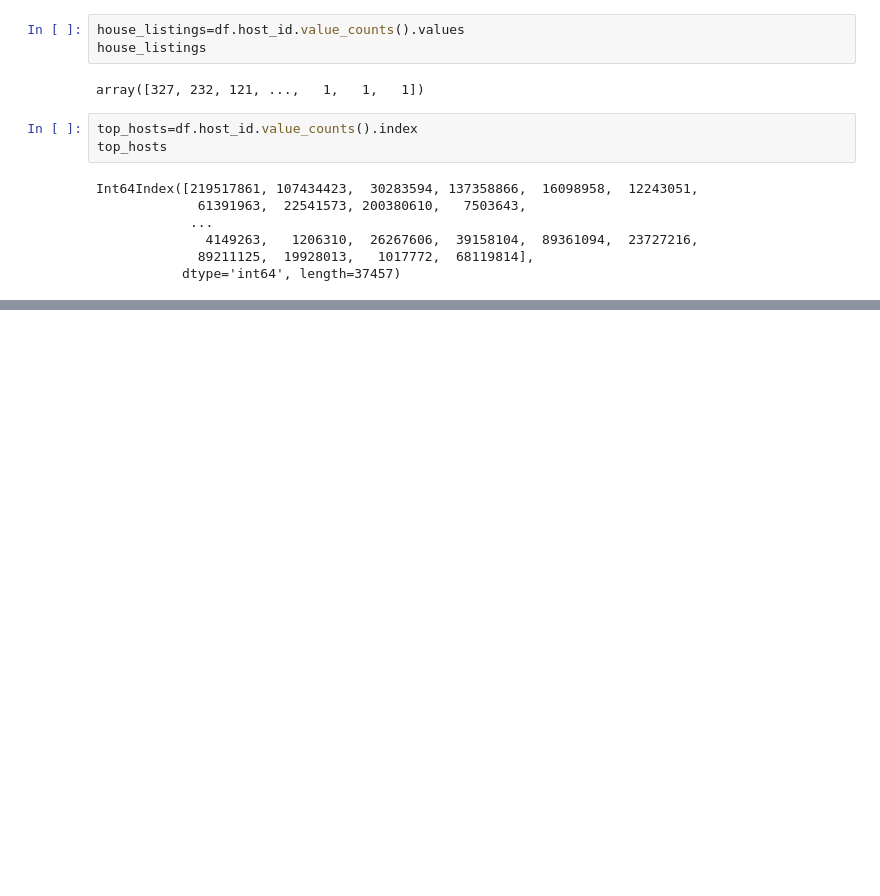
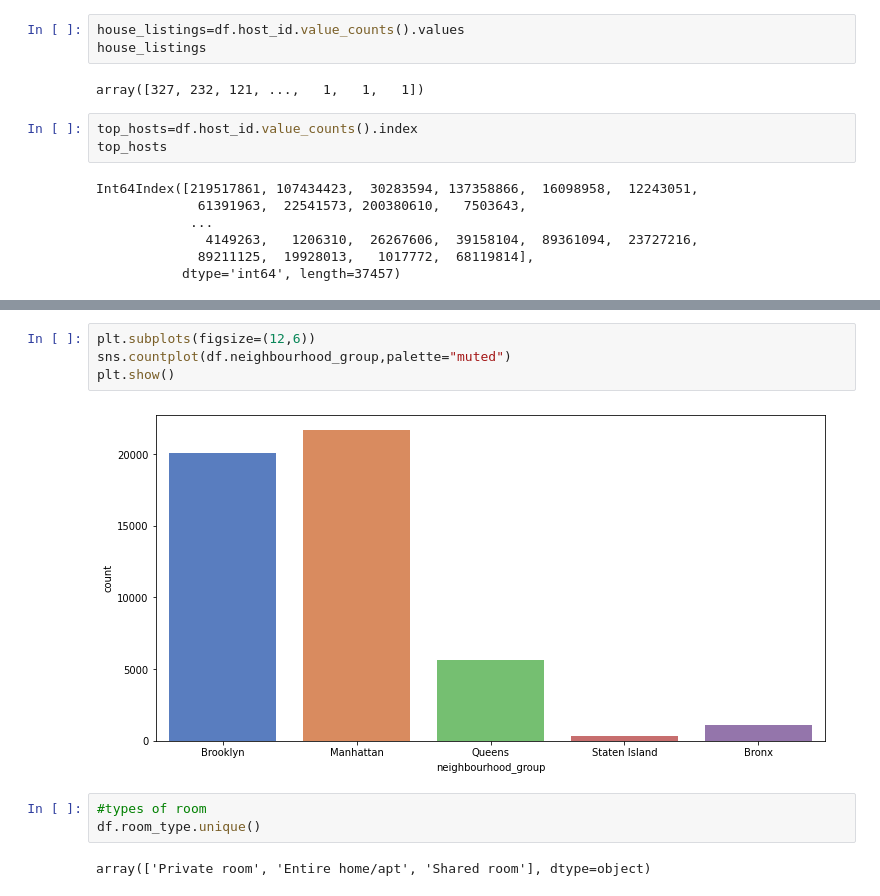
Before and after one commit to sneraikar/Airbnb-Bookings-Analysis, a Jupyter notebook: Airbnb_Bookings_Analysis_Capstone_Project_Solution.ipynb, the cells around one changed output, grey strips where cells are left out. Saved outputs shown, nothing was run; the diff lists cells and outputs as text; blank space fills up the shorter version.

```diff
--- a/Airbnb_Bookings_Analysis_Capstone_Project_Solution.ipynb
+++ b/Airbnb_Bookings_Analysis_Capstone_Project_Solution.ipynb
@@ -173,0 +182,11 @@ plt.pie(df.neighbourhood_group.value_counts(),labels= )
+# %%
+plt.subplots(figsize=(12,6))
+sns.countplot(df.neighbourhood_group,palette="muted")
+plt.show()
+# %% [output]
+[figure, added]
+# %%
+#types of room
+df.room_type.unique()
+# %% [output]
+array(['Private room', 'Entire home/apt', 'Shared room'], dtype=object)
```
Also changed, not shown: parts of 5 cells of this notebook.
